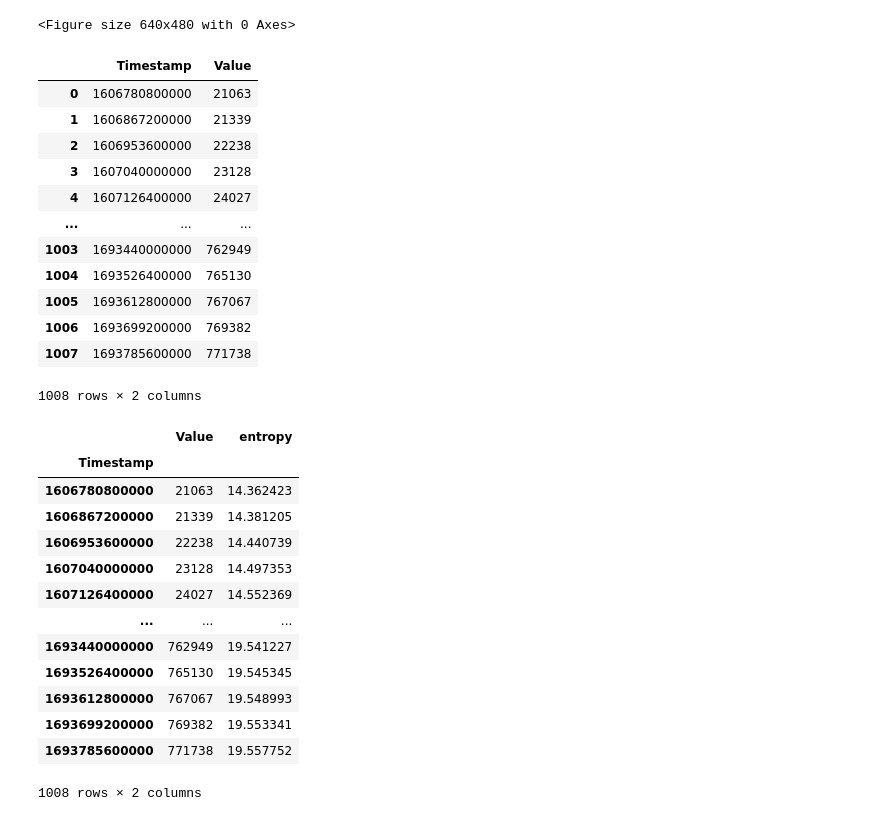
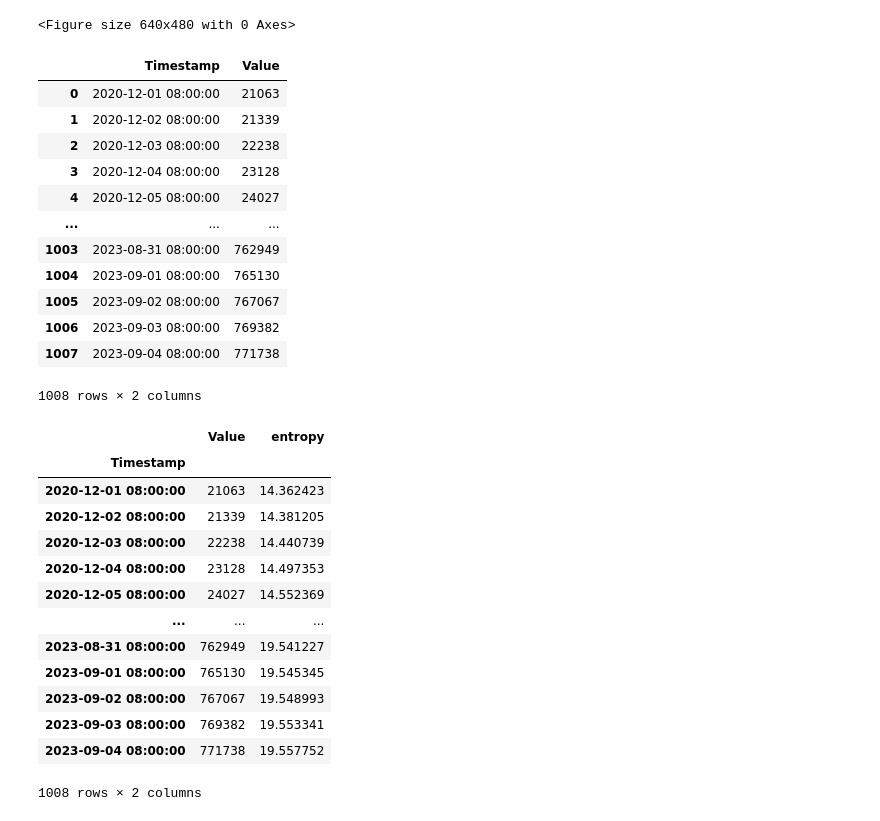
Before and after one commit to KerwinFuyihang/blockchain_analysis, a Jupyter notebook: decentralization.ipynb, the cells around one changed output. Drawn from its saved outputs; the diff is of its cells as text; code cells hidden in the pictures.

```diff
--- a/decentralization.ipynb
+++ b/decentralization.ipynb
@@ -222,21 +222,21 @@ plt.show()
 [figure]
 <Figure size 640x480 with 0 Axes>
 # %%
-bc_data = pd.read_csv('https://raw.githubusercontent.com/chengnanyimeng/blockchain_analysis/main/Beacon_chain_data/validator_data.csv')
+bc_data = pd.read_csv('https://raw.githubusercontent.com/chengnanyimeng/blockchain_analysis/main/Beacon_chain_data_converted/validator_data_converted.csv')
 bc_data
 # %% [output]
 |  | Timestamp | Value |
-| 0 | 1606780800000 | 21063 |
-| 1 | 1606867200000 | 21339 |
-| 2 | 1606953600000 | 22238 |
-| 3 | 1607040000000 | 23128 |
-| 4 | 1607126400000 | 24027 |
+| 0 | 2020-12-01 08:00:00 | 21063 |
+| 1 | 2020-12-02 08:00:00 | 21339 |
+| 2 | 2020-12-03 08:00:00 | 22238 |
+| 3 | 2020-12-04 08:00:00 | 23128 |
+| 4 | 2020-12-05 08:00:00 | 24027 |
 | ... | ... | ... |
-| 1003 | 1693440000000 | 762949 |
-| 1004 | 1693526400000 | 765130 |
-| 1005 | 1693612800000 | 767067 |
-| 1006 | 1693699200000 | 769382 |
-| 1007 | 1693785600000 | 771738 |
+| 1003 | 2023-08-31 08:00:00 | 762949 |
+| 1004 | 2023-09-01 08:00:00 | 765130 |
+| 1005 | 2023-09-02 08:00:00 | 767067 |
+| 1006 | 2023-09-03 08:00:00 | 769382 |
+| 1007 | 2023-09-04 08:00:00 | 771738 |
 1008 rows × 2 columns
 # %%
 def calculate_entropy(value):
@@ -255,16 +255,16 @@ bc_data
 # %% [output]
 |  | Value | entropy |
 | Timestamp |  |  |
-| 1606780800000 | 21063 | 14.362423 |
-| 1606867200000 | 21339 | 14.381205 |
-| 1606953600000 | 22238 | 14.440739 |
-| 1607040000000 | 23128 | 14.497353 |
-| 1607126400000 | 24027 | 14.552369 |
+| 2020-12-01 08:00:00 | 21063 | 14.362423 |
+| 2020-12-02 08:00:00 | 21339 | 14.381205 |
+| 2020-12-03 08:00:00 | 22238 | 14.440739 |
+| 2020-12-04 08:00:00 | 23128 | 14.497353 |
+| 2020-12-05 08:00:00 | 24027 | 14.552369 |
 | ... | ... | ... |
-| 1693440000000 | 762949 | 19.541227 |
-| 1693526400000 | 765130 | 19.545345 |
-| 1693612800000 | 767067 | 19.548993 |
-| 1693699200000 | 769382 | 19.553341 |
-| 1693785600000 | 771738 | 19.557752 |
+| 2023-08-31 08:00:00 | 762949 | 19.541227 |
+| 2023-09-01 08:00:00 | 765130 | 19.545345 |
+| 2023-09-02 08:00:00 | 767067 | 19.548993 |
+| 2023-09-03 08:00:00 | 769382 | 19.553341 |
+| 2023-09-04 08:00:00 | 771738 | 19.557752 |
 1008 rows × 2 columns
 # %%
```
Also changed, not shown: parts of 6 cells of this notebook.
